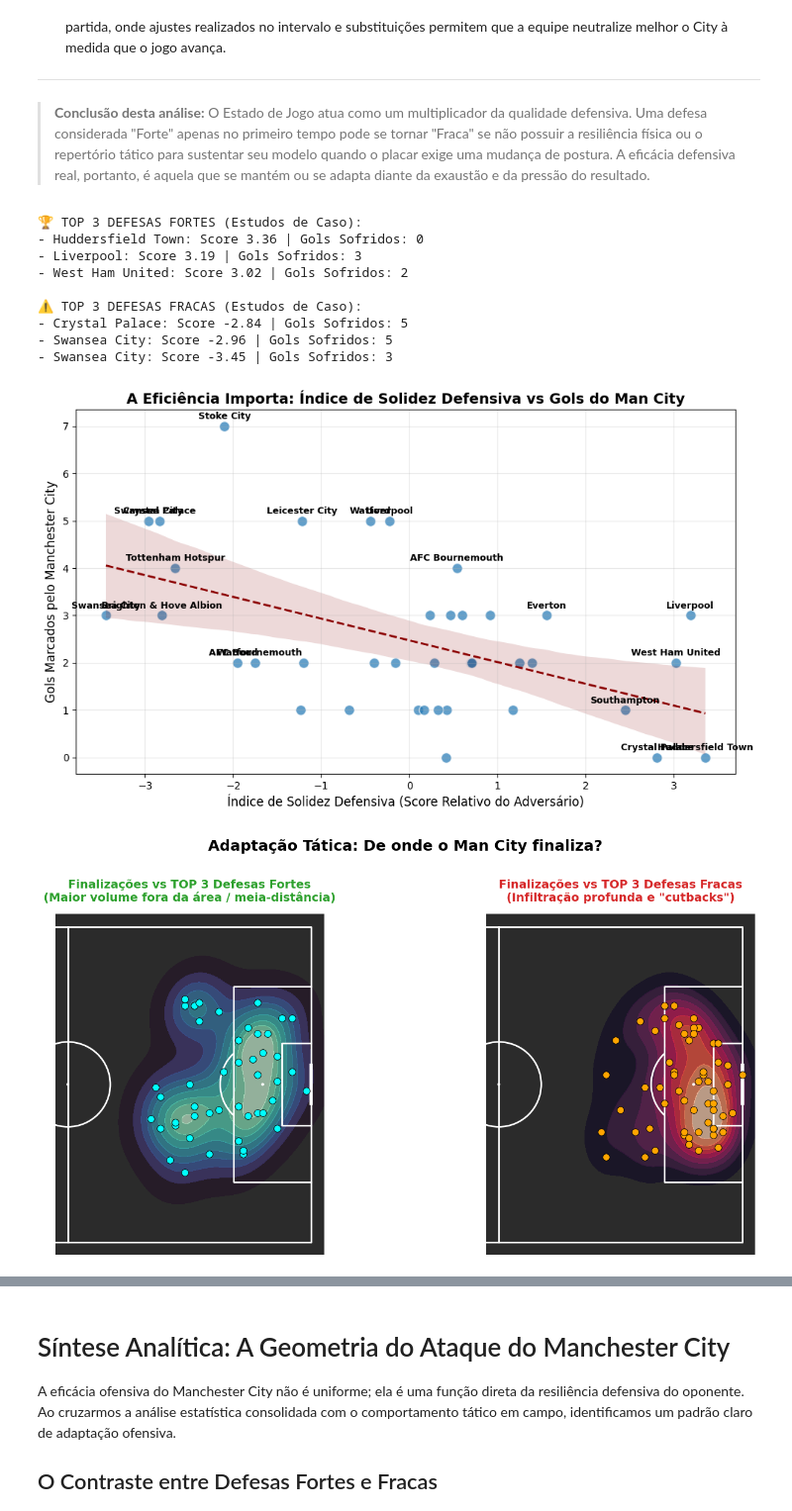
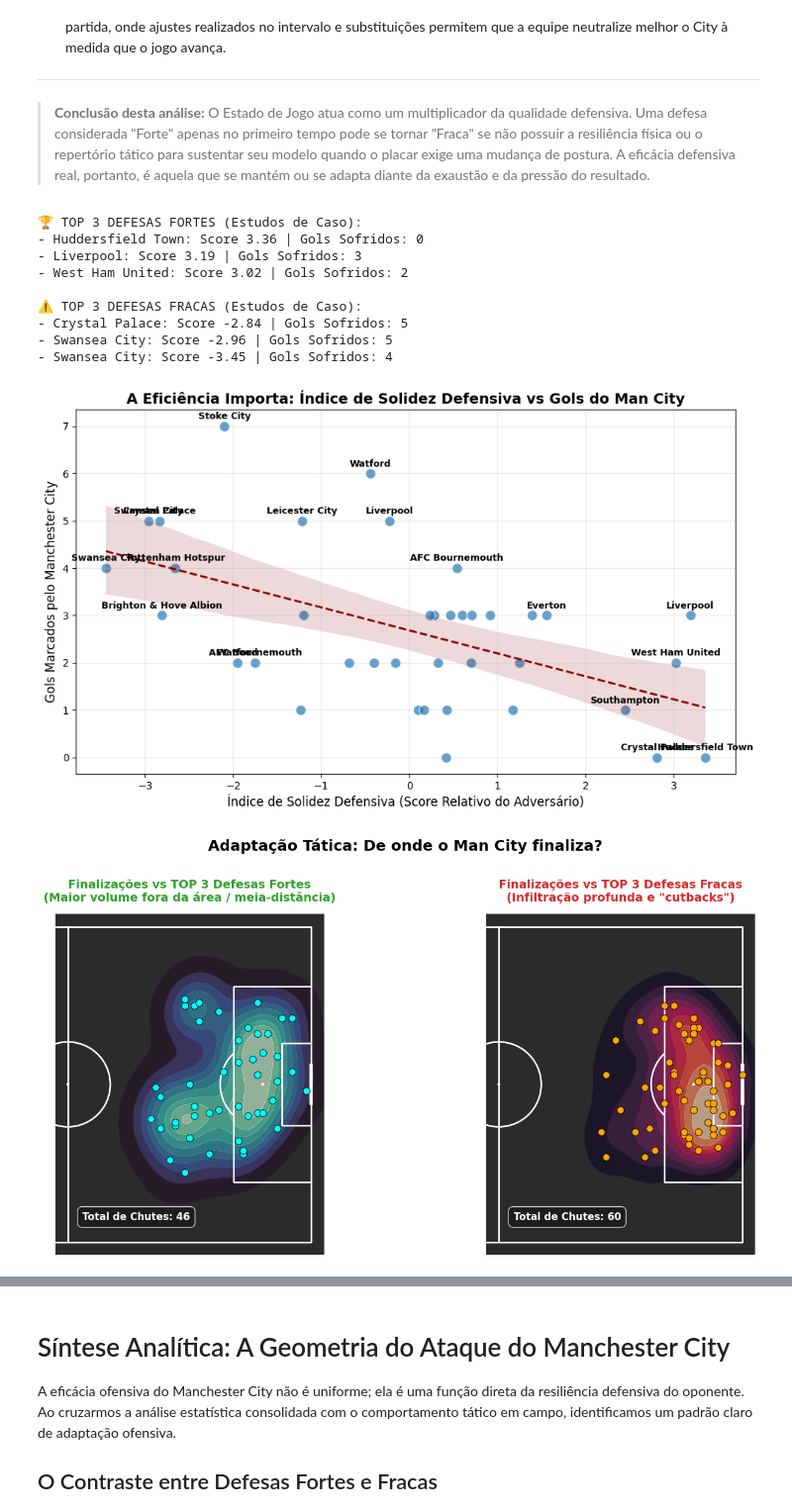
Before and after one commit to GARCl-A/city-analysis, a Jupyter notebook: main.ipynb, the cells around one changed output, grey strips where cells are left out. Shown at 99% size. Saved outputs shown, nothing was run; the diff lists cells and outputs as text; code cells hidden in the pictures.

Commit message:
adicionando novos gráficos

```diff
--- a/main.ipynb
+++ b/main.ipynb
@@ -351,9 +351,16 @@ for m_id in match_ids:
     xGA = calcula_xga_proximidade(jogo_df, CITY_ID)
     dist_chute = analise_distancia_defensiva(jogo_df, CITY_ID)
 
-    # Contagem de Gols Reais (Tag 101 = Goal)
-    chutes_city = jogo_df[(jogo_df['teamId'] == CITY_ID) & (jogo_df['eventName'] == 'Shot')]
-    gols_sofridos = chutes_city['tags'].apply(
+   # Contagem de Gols Reais (Tag 101 = Goal em QUALQUER tipo de finalização)
+    # Filtramos apenas os eventos do City
+    # 1. Filtra apenas eventos do City que sejam Chutes ou Bolas Paradas (Faltas/Pênaltis)
+    ataques_city = jogo_df[
+        (jogo_df['teamId'] == CITY_ID) &
+        (jogo_df['eventName'].isin(['Shot', 'Free Kick']))
+    ]
+
+    # 2. Conta os gols (Tag 101) apenas nessas finalizações do City
+    gols_sofridos = ataques_city['tags'].apply(
         lambda tags: 1 if isinstance(tags, list) and any(t.get('id') == 101 for t in tags) else 0
     ).sum()
 
@@ -408,11 +415,7 @@ df_defesa['z_Distancia'] = (df_defesa['Distancia_Media_Chutes_City'] - df_defesa
 df_defesa['Score_Defensivo'] = df_defesa['z_Duelos'] + df_defesa['z_Distancia'] - df_defesa['z_xGA']
 
 # Classificação em 3 níveis (Tercis)
-df_defesa['Classificacao_Defesa'] = pd.qcut(
-    df_defesa['Score_Defensivo'],
-    q=3,
-    labels=['Defesa Fraca', 'Defesa Média', 'Defesa Forte']
-)
+df_defesa['Classificacao_Defesa'] = np.where(df_defesa['Score_Defensivo'] >= 0, 'Defesa Forte', 'Defesa Fraca')
 
 # ==============================================================================
 # 3. VALIDAÇÃO ESTATÍSTICA DO MODELO (NOVO!)
@@ -860,7 +909,7 @@ for i, row in top_3_fracas.iterrows():
 ⚠️ TOP 3 DEFESAS FRACAS (Estudos de Caso):
 - Crystal Palace: Score -2.84 | Gols Sofridos: 5
 - Swansea City: Score -2.96 | Gols Sofridos: 5
-- Swansea City: Score -3.45 | Gols Sofridos: 3
+- Swansea City: Score -3.45 | Gols Sofridos: 4
 # %%
 # ==============================================================================
 # 6. GRÁFICO DE DISPERSÃO: SCORE DEFENSIVO VS GOLS MARCADOS
@@ -898,7 +947,7 @@ plt.grid(True, alpha=0.3)
 plt.tight_layout()
 plt.show()
 # %% [output]
-[figure, old version]
+[figure, new version]
 # %%
 # ==============================================================================
 # 7. MAPAS DE CALOR: ADAPTAÇÃO TÁTICA E ZONAS DE FINALIZAÇÃO (COM MPLSOCCER)
@@ -922,31 +971,47 @@ chutes_fracas = chutes_city[chutes_city['matchId'].isin(ids_fracas)]
 # Configura a figura lado a lado
 fig, axes = plt.subplots(1, 2, figsize=(16, 7))
 fig.suptitle('Adaptação Tática: De onde o Man City finaliza?', fontsize=18, weight='bold', y=1.02)
 
 # Cria o objeto do campo usando a biblioteca profissional (metade do campo, proporção wyscout)
 pitch = Pitch(pitch_type='wyscout', half=True, pitch_color='#2b2b2b', line_color='white', line_zorder=2)
 
 # Desenha o campo perfeito nos dois eixos
 pitch.draw(ax=axes[0])
 pitch.draw(ax=axes[1])
 
+# Estilo para as caixinhas de texto dos contadores
+box_style = dict(boxstyle="round,pad=0.5", facecolor="#1a1a1a", edgecolor="white", alpha=0.8, lw=1)
+
 # --- GRÁFICO ESQUERDA: Contra Defesas Fortes ---
 # Plot de Densidade KDE
 sns.kdeplot(ax=axes[0], data=chutes_fortes, x='x', y='y', fill=True, cmap='mako', alpha=0.7, thresh=0.05, zorder=1)
 # Plot exato dos chutes
 sns.scatterplot(ax=axes[0], data=chutes_fortes, x='x', y='y', color='cyan', s=70, edgecolor='black', zorder=3)
 axes[0].set_title('Finalizações vs TOP 3 Defesas Fortes\n(Maior volume fora da área / meia-distância)',
                   fontsize=14, color='#2ca02c', weight='bold', pad=15)
+
+# ADICIONANDO CONTADOR (ESQUERDA):
+# Coordenadas do Wyscout para metade do campo vão de X: 50 a 100, e Y: 0 a 100.
+# Posicionando no canto inferior esquerdo do mapa exibido (X=53, Y=93)
+total_fortes = len(chutes_fortes)
+axes[0].text(53, 93, f"Total de Chutes: {total_fortes}", color='white', fontsize=12,
+             weight='bold', bbox=box_style, zorder=4)
+
 
 # --- GRÁFICO DIREITA: Contra Defesas Fracas ---
 # Plot de Densidade KDE
 sns.kdeplot(ax=axes[1], data=chutes_fracas, x='x', y='y', fill=True, cmap='rocket', alpha=0.7, thresh=0.05, zorder=1)
 # Plot exato dos chutes
 sns.scatterplot(ax=axes[1], data=chutes_fracas, x='x', y='y', color='orange', s=70, edgecolor='black', zorder=3)
 axes[1].set_title('Finalizações vs TOP 3 Defesas Fracas\n(Infiltração profunda e "cutbacks")',
                   fontsize=14, color='#d62728', weight='bold', pad=15)
 
+# ADICIONANDO CONTADOR (DIREITA):
+total_fracas = len(chutes_fracas)
+axes[1].text(53, 93, f"Total de Chutes: {total_fracas}", color='white', fontsize=12,
+             weight='bold', bbox=box_style, zorder=4)
+
 plt.tight_layout()
 plt.show()
 # %% [output]
-[figure, old version]
+[figure, new version]
```
Also changed, not shown: parts of 10 cells of this notebook.
